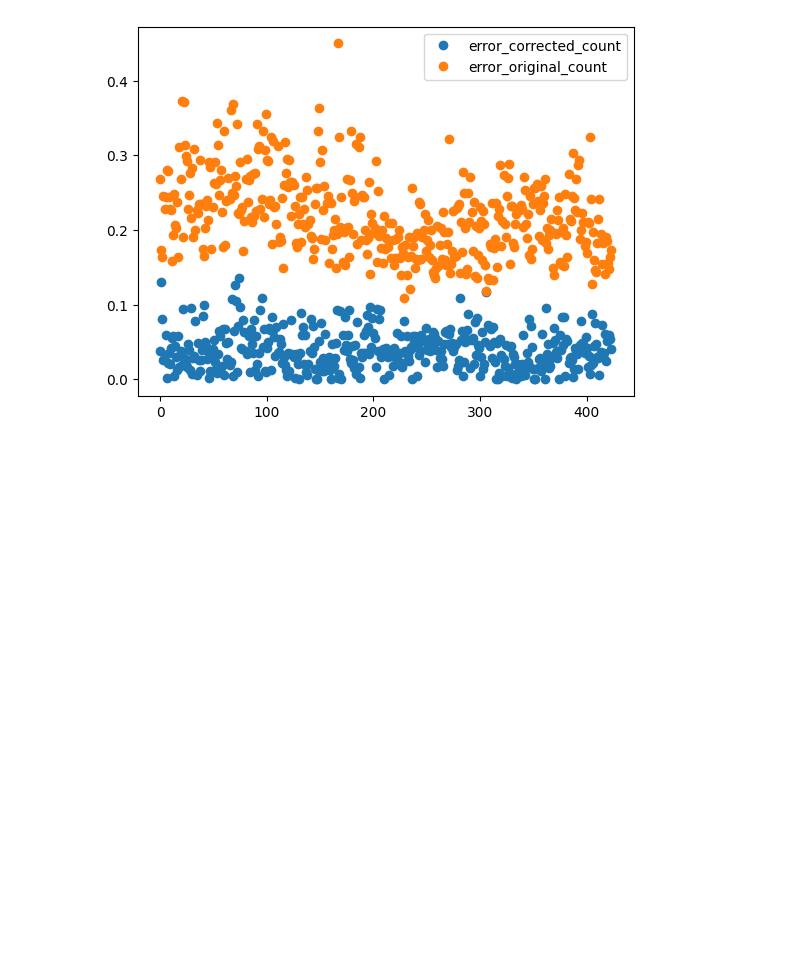
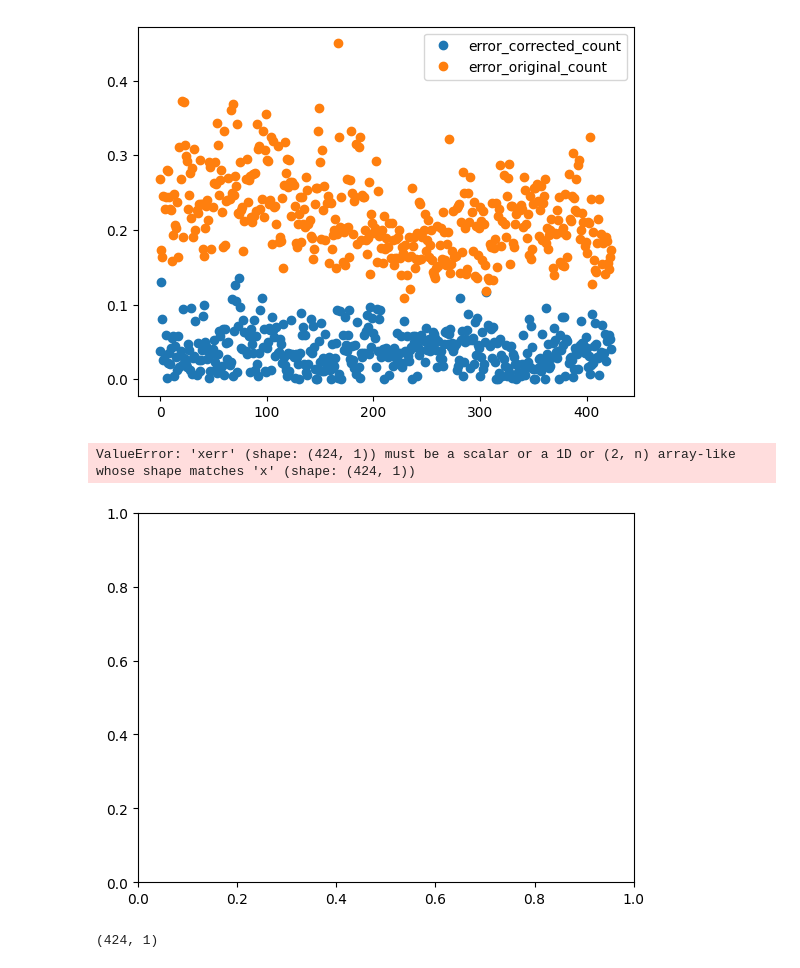
Before and after one commit to gsiraji/Minimal-Lung-Model, a Jupyter notebook: Image_Analysis/Analysis/Corrected_Lumen_Analysis.ipynb, the cells around one changed output. Cells and saved outputs as stored; diff of their text form; code cells hidden in the pictures; blank space fills up the shorter version.

```diff
--- a/Image_Analysis/Analysis/Corrected_Lumen_Analysis.ipynb
+++ b/Image_Analysis/Analysis/Corrected_Lumen_Analysis.ipynb
@@ -69,3 +69,25 @@ df2[['error_corrected_count','error_original_count']].plot(marker = 'o',linestyl
 # %% [output]
 <AxesSubplot: >
 [figure]
+# %%
+array_size = (np.size(df2['number_of_lumens']),1)
+yerr = np.std(df2['corrected_lumens'])*np.ones(array_size)
+xerr = np.std(df2['num_int_lumens_p_half_ext'])*np.ones(array_size)
+
+x = np.reshape(df2['num_int_lumens_p_half_ext'].values,array_size)
+y = np.reshape(df2['corrected_lumens'].values,array_size)
+
+plt.errorbar(x,y,yerr,xerr, marker = 'o',linestyle = '')
+
+yerr = np.std(df2['number_of_lumens'])*np.ones(array_size)
+plt.errorbar(df2['num_int_lumens_p_half_ext'],df2['number_of_lumens'], marker = 'o',linestyle = '')
+plt.xticks([])
+plt.yticks([])
+# %% [output]
+ValueError: 'xerr' (shape: (424, 1)) must be a scalar or a 1D or (2, n) array-like whose shape matches 'x' (shape: (424, 1))
+[figure, added]
+# %%
+np.shape(np.std(df2['num_int_lumens_p_half_ext'])*np.ones((np.size(df2['number_of_lumens']),0)))
+np.shape(np.reshape(df2['num_int_lumens_p_half_ext'].values,(424,1)))
+# %% [output]
+(424, 1)
```
Also changed, not shown: parts of 2 cells of this notebook.
